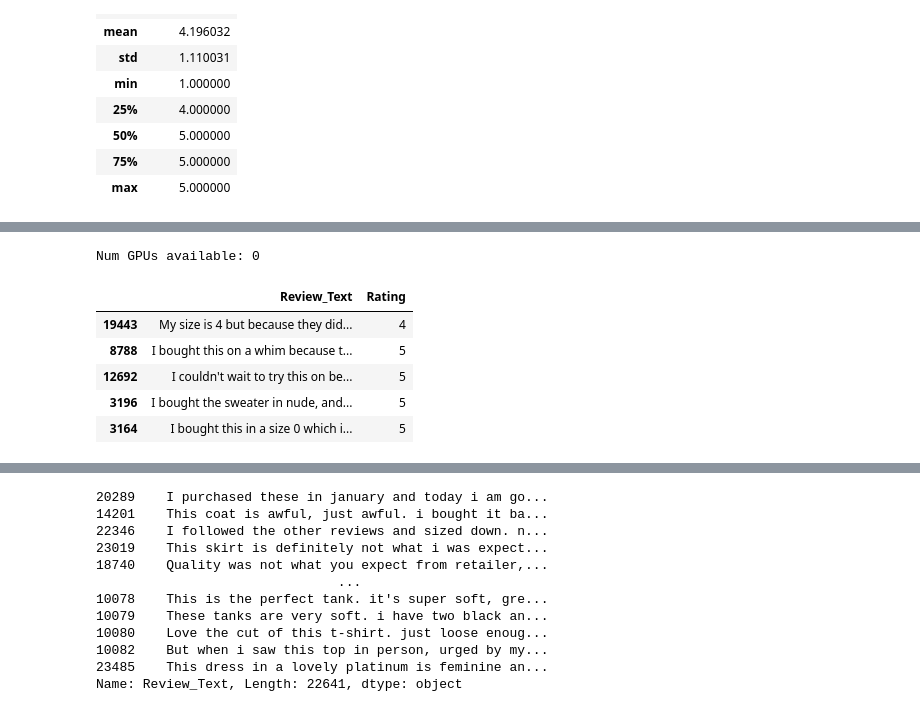
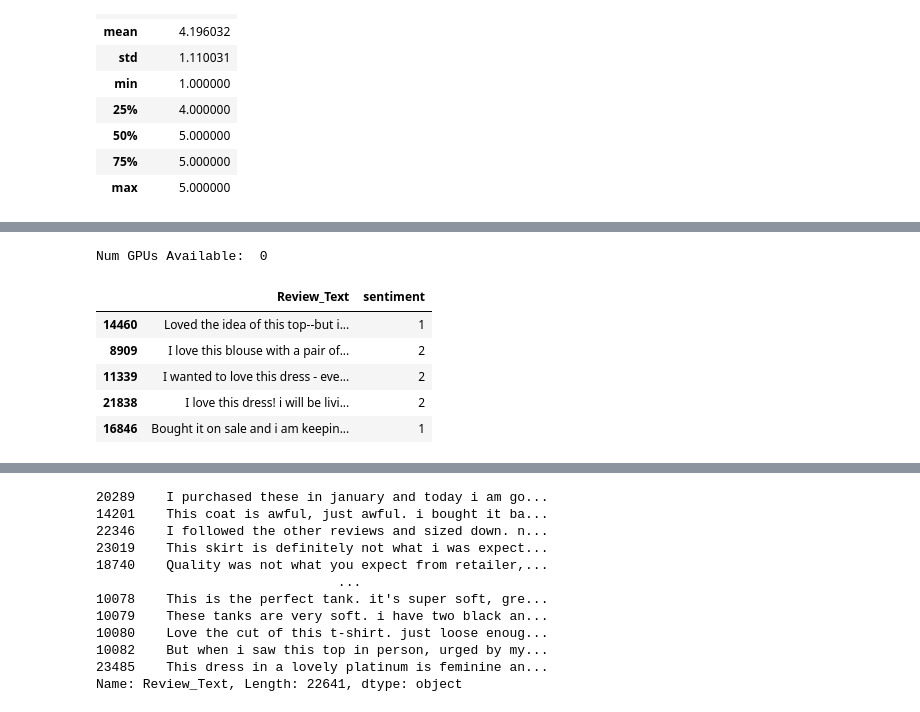
Before and after one commit to AmyE29/sentiment-classifier, a Jupyter notebook: sentiment-classifier.ipynb, the cells around one changed output, grey strips where cells are left out. Cells and saved outputs as stored; diff of their text form; code cells hidden in the pictures.

```diff
--- a/sentiment-classifier.ipynb
+++ b/sentiment-classifier.ipynb
@@ -58,16 +71,17 @@ reviews_df.sample(5)
 # %%
-print ("Num GPUs available:", len(tf.config.experimental.list_physical_devices('GPU')))
+tf.config.experimental.list_physical_devices('GPU')
+print("Num GPUs Available: ", len(tf.config.experimental.list_physical_devices('GPU')))
 # %% [output]
-Num GPUs available: 0
+Num GPUs Available:  0
 # %%
 reviews_df.columns = reviews_df.columns.str.replace(' ', '_')
 # %%
-reviews_training_df = reviews_df[['Review_Text', 'Rating']].dropna()
+reviews_training_df = reviews_df[['Review_Text', 'sentiment']].dropna()
 reviews_training_df.sample(5)
 # %% [output]
-|  | Review_Text | Rating |
-| 19443 | My size is 4 but because they did... | 4 |
-| 8788 | I bought this on a whim because t... | 5 |
-| 12692 | I couldn't wait to try this on be... | 5 |
-| 3196 | I bought the sweater in nude, and... | 5 |
-| 3164 | I bought this in a size 0 which i... | 5 |
+|  | Review_Text | sentiment |
+| 14460 | Loved the idea of this top--but i... | 1 |
+| 8909 | I love this blouse with a pair of... | 2 |
+| 11339 | I wanted to love this dress - eve... | 2 |
+| 21838 | I love this dress! i will be livi... | 2 |
+| 16846 | Bought it on sale and i am keepin... | 1 |
```
Also changed, not shown: parts of 12 cells of this notebook, 3 other files.
